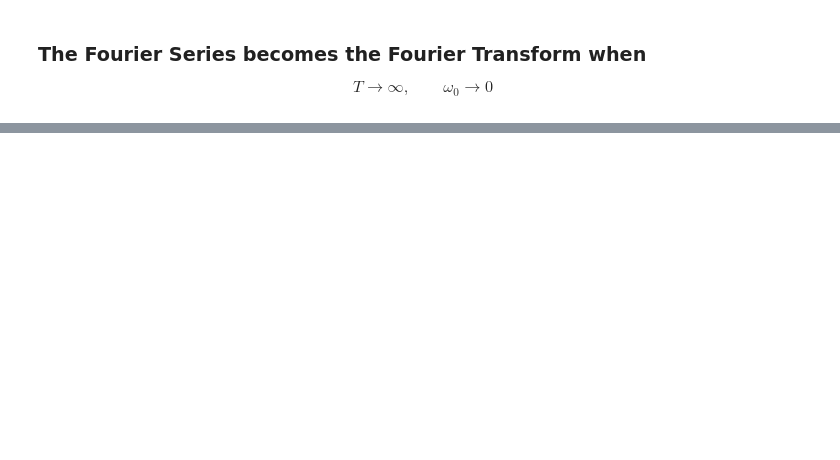
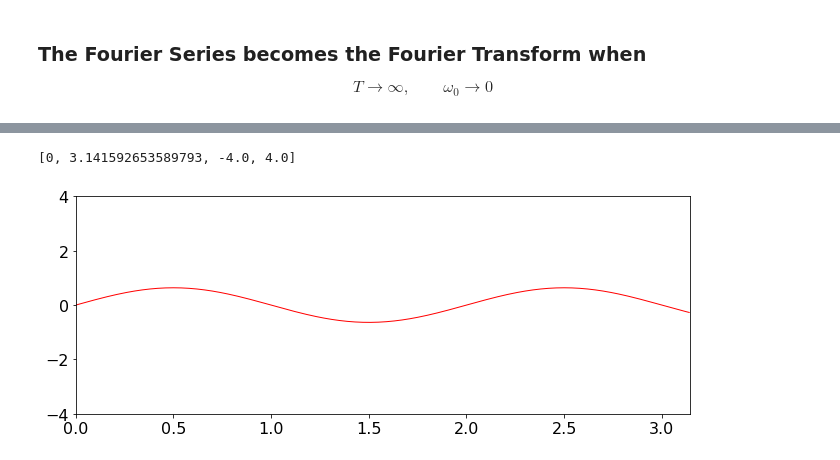
Before and after one commit to UChicagoPhysics/PHYS250, a Jupyter notebook: Examples/Fourier-Series.ipynb, the cells around one changed output, grey strips where cells are left out. Cells and saved outputs as stored; diff of their text form; code cells hidden in the pictures; blank space fills up the shorter version.

```diff
--- a/Examples/Fourier-Series.ipynb
+++ b/Examples/Fourier-Series.ipynb
@@ -252,4 +274,8 @@ plt.grid(True)
 # %%
 s = Fourier(m_initial, T_period,t)
 fig.gca()
 lines, = plt.plot(t, s, lw=1, color='red')
+plt.axis([0, np.pi, -4.0, 4.0])
+# %% [output]
+[0, 3.141592653589793, -4.0, 4.0]
+[figure, added]
```
Also changed, not shown: parts of 15 cells of this notebook.
